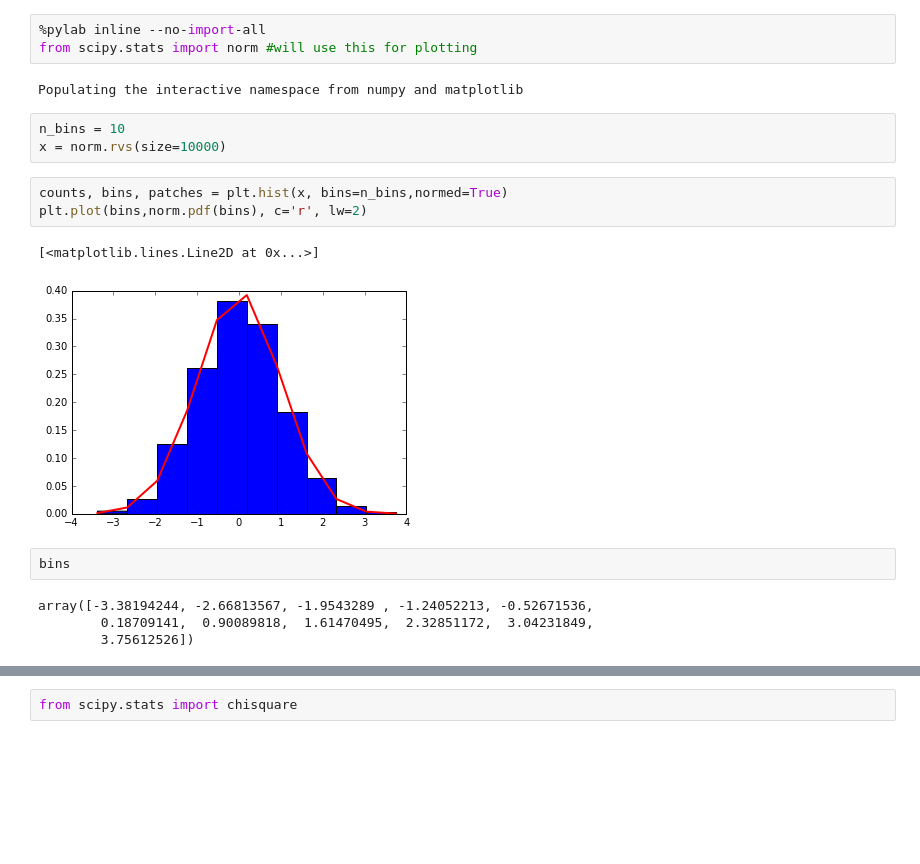
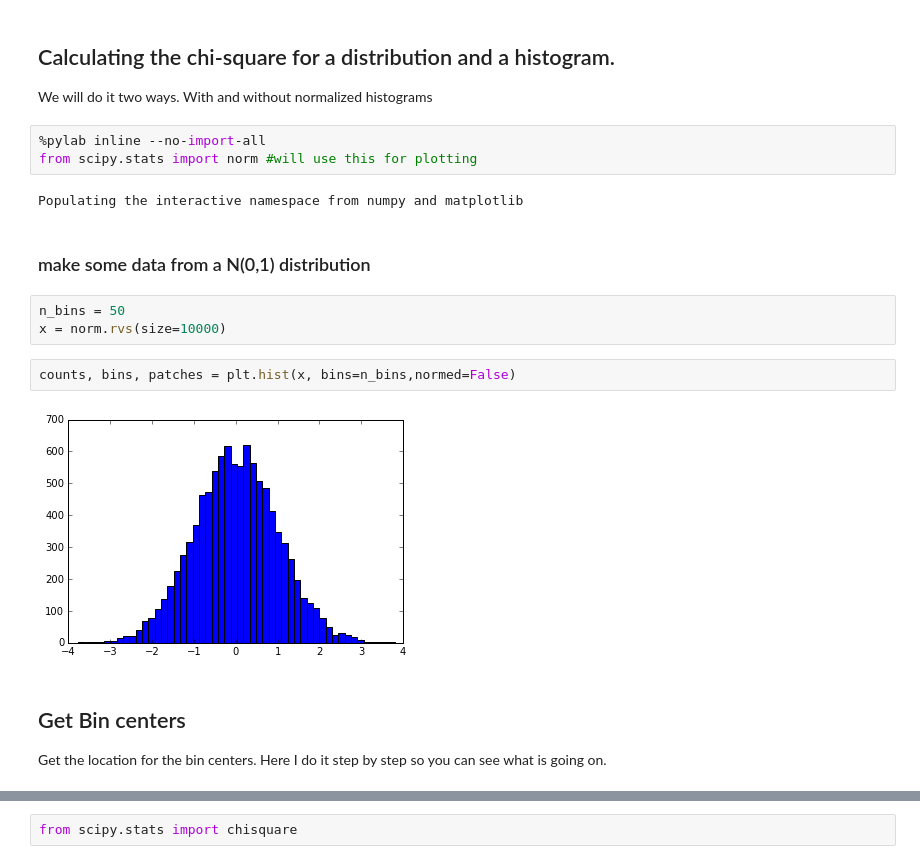
Before and after one commit to cranmer/intro-exp-phys-II, a Jupyter notebook: chi-square-of-distribution.ipynb, the cells around one changed output, grey strips where cells are left out. Cells and saved outputs as stored; diff of their text form; blank space fills up the shorter version.

```diff
--- a/chi-square-of-distribution.ipynb
+++ b/chi-square-of-distribution.ipynb
@@ -1,20 +1,22 @@
+# %% [markdown]
+## Calculating the chi-square for a distribution and a histogram.
+
+We will do it two ways. With and without normalized histograms
 # %%
 %pylab inline --no-import-all
 from scipy.stats import norm #will use this for plotting
 # %% [output]
 Populating the interactive namespace from numpy and matplotlib
+# %% [markdown]
+### make some data from a N(0,1) distribution
 # %%
-n_bins = 10
+n_bins = 50
 x = norm.rvs(size=10000)
 # %%
-counts, bins, patches = plt.hist(x, bins=n_bins,normed=True)
-plt.plot(bins,norm.pdf(bins), c='r', lw=2)
+counts, bins, patches = plt.hist(x, bins=n_bins,normed=False)
 # %% [output]
-[<matplotlib.lines.Line2D at 0x...>]
-[figure, old version]
+[figure, new version]
-# %%
-bins
-# %% [output]
-array([-3.38194244, -2.66813567, -1.9543289 , -1.24052213, -0.52671536,
-        0.18709141,  0.90089818,  1.61470495,  2.32851172,  3.04231849,
-        3.75612526])
+# %% [markdown]
+## Get Bin centers
+
+Get the location for the bin centers. Here I do it step by step so you can see what is going on.
```
Also changed, not shown: parts of 36 cells of this notebook, 4 other files.
